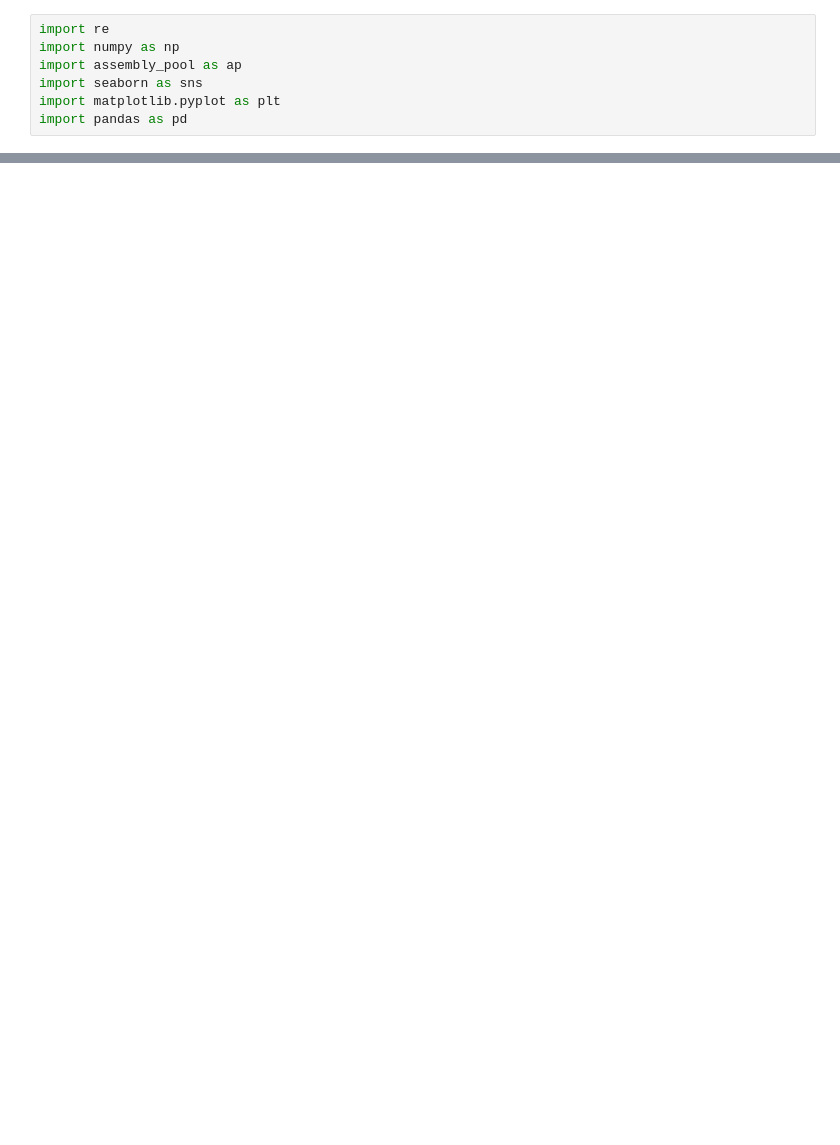
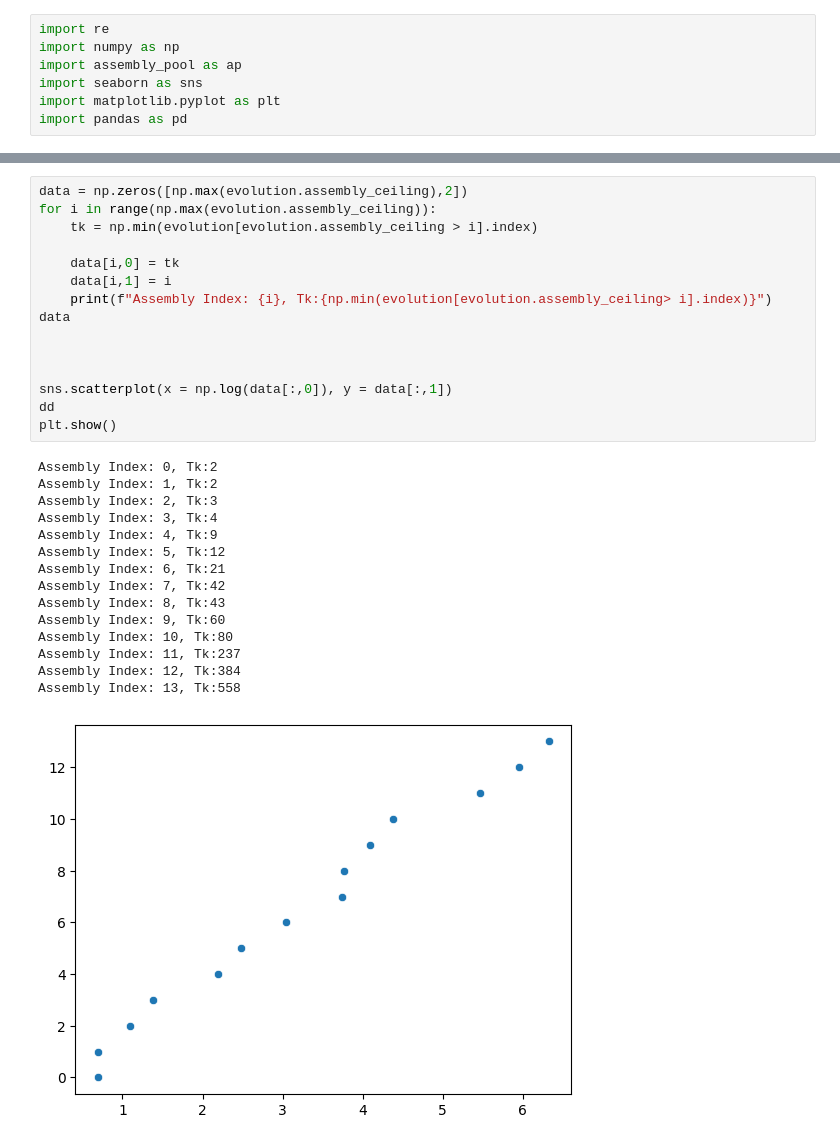
Before and after one commit to jiug/tfm, a Jupyter notebook: code/notebook.ipynb, the cells around one changed output, grey strips where cells are left out. Saved outputs shown, nothing was run; the diff lists cells and outputs as text; blank space fills up the shorter version.

```diff
--- a/code/notebook.ipynb
+++ b/code/notebook.ipynb
@@ -43,0 +74,31 @@ plt.show()
+# %%
+data = np.zeros([np.max(evolution.assembly_ceiling),2])
+for i in range(np.max(evolution.assembly_ceiling)):
+    tk = np.min(evolution[evolution.assembly_ceiling > i].index)
+
+    data[i,0] = tk
+    data[i,1] = i
+    print(f"Assembly Index: {i}, Tk:{np.min(evolution[evolution.assembly_ceiling> i].index)}")
+data
+
+
+
+sns.scatterplot(x = np.log(data[:,0]), y = data[:,1])
+dd
+plt.show()
+# %% [output]
+Assembly Index: 0, Tk:2
+Assembly Index: 1, Tk:2
+Assembly Index: 2, Tk:3
+Assembly Index: 3, Tk:4
+Assembly Index: 4, Tk:9
+Assembly Index: 5, Tk:12
+Assembly Index: 6, Tk:21
+Assembly Index: 7, Tk:42
+Assembly Index: 8, Tk:43
+Assembly Index: 9, Tk:60
+Assembly Index: 10, Tk:80
+Assembly Index: 11, Tk:237
+Assembly Index: 12, Tk:384
+Assembly Index: 13, Tk:558
+[figure, added]
```
Also changed, not shown: parts of 6 cells of this notebook, 2 other files.
